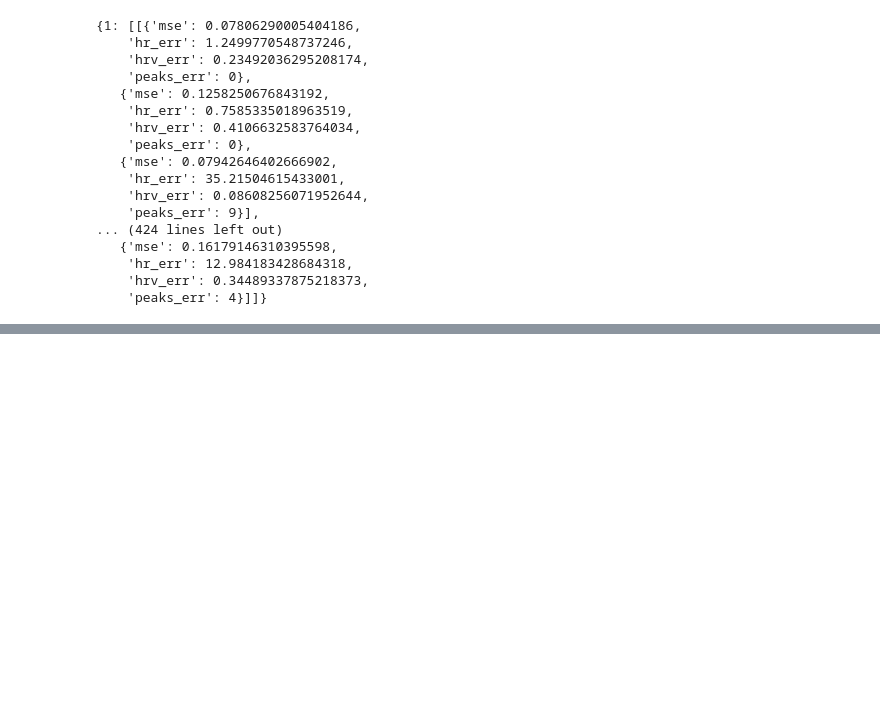
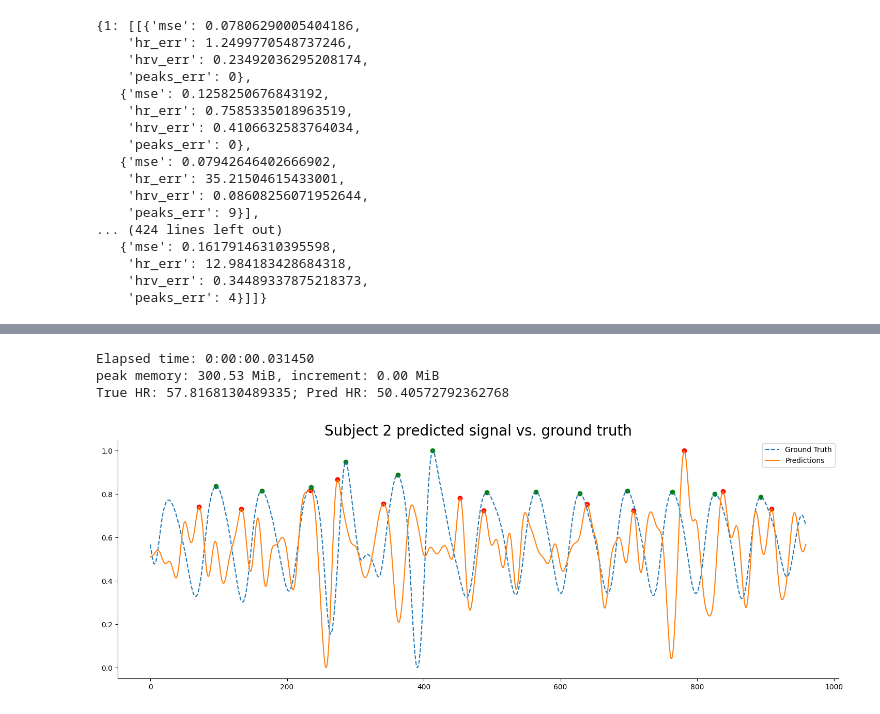
Before and after one commit to arnavpon/pydroid, a Jupyter notebook: example/android/app/src/main/python/pipeline_dev/pipeline_v1/ml.v7.ipynb, the cells around one changed output, grey strips where cells are left out. Drawn from its saved outputs; the diff is of its cells as text; code cells hidden in the pictures; blank space fills up the shorter version.

```diff
--- a/example/android/app/src/main/python/pipeline_dev/pipeline_v1/ml.v7.ipynb
+++ b/example/android/app/src/main/python/pipeline_dev/pipeline_v1/ml.v7.ipynb
@@ -1135,0 +1250,53 @@ True HR: 50.086956521739125; Pred HR: 106.19469026548674
+# %%
+beg = 3000
+end = beg + 960
+
+res = []
+
+for i in range(15):
+    begg = beg + i * 960
+    endd = begg + 960
+
+model = mod
+
+data = test_subject_truth.prepare_data_for_ml(8, 12)
+x = xgb.DMatrix(data.drop(columns = ['bvp']).to_numpy())
+y = data['bvp'].to_numpy()
+
+def measure_code_block():
+    t = datetime.today()
+    targ = y[beg: end]
+    pred = model.predict(x)
+    pred = pred[beg: end]
+    targ, pred = mod.process_signal(targ, pred, use_bandpass=True)
+    print(f'Elapsed time: {datetime.today() - t}')
+    return targ, pred
+
+%memit targ, pred = measure_code_block()
+
+pred_peaks, _ = mod.get_predicted_peaks(pred)
+true_peaks, _ = mod.get_true_peaks(targ)
+
+plt.plot(targ, linestyle = '--', label = 'Ground Truth')
+plt.plot(pred, label = 'Predictions')
+plt.legend()
+plt.title(f'Subject {test_subject} predicted signal vs. ground truth', fontsize = 20)
+plt.gca().spines['top'].set_color('none')
+plt.gca().spines['right'].set_color('none')
+
+# Set the bottom and left spines to be the x and y axes, respectively
+plt.gca().xaxis.set_ticks_position('bottom')
+plt.gca().yaxis.set_ticks_position('left')
+plt.scatter(pred_peaks, pred[pred_peaks], c='r')
+plt.scatter(true_peaks, targ[true_peaks], c='g')
+
+pred_ibis = np.diff(pred_peaks) / 64
+true_ibis = np.diff(true_peaks) / 64
+pred_hr = get_hr(pred_ibis)
+true_hr = get_hr(true_ibis)
+print(f'True HR: {true_hr}; Pred HR: {pred_hr}')
+# %% [output]
+Elapsed time: 0:00:00.031450
+peak memory: 300.53 MiB, increment: 0.00 MiB
+True HR: 57.8168130489335; Pred HR: 50.40572792362768
+[figure, added]
```
Also changed, not shown: parts of 10 cells of this notebook, 18 other files.
